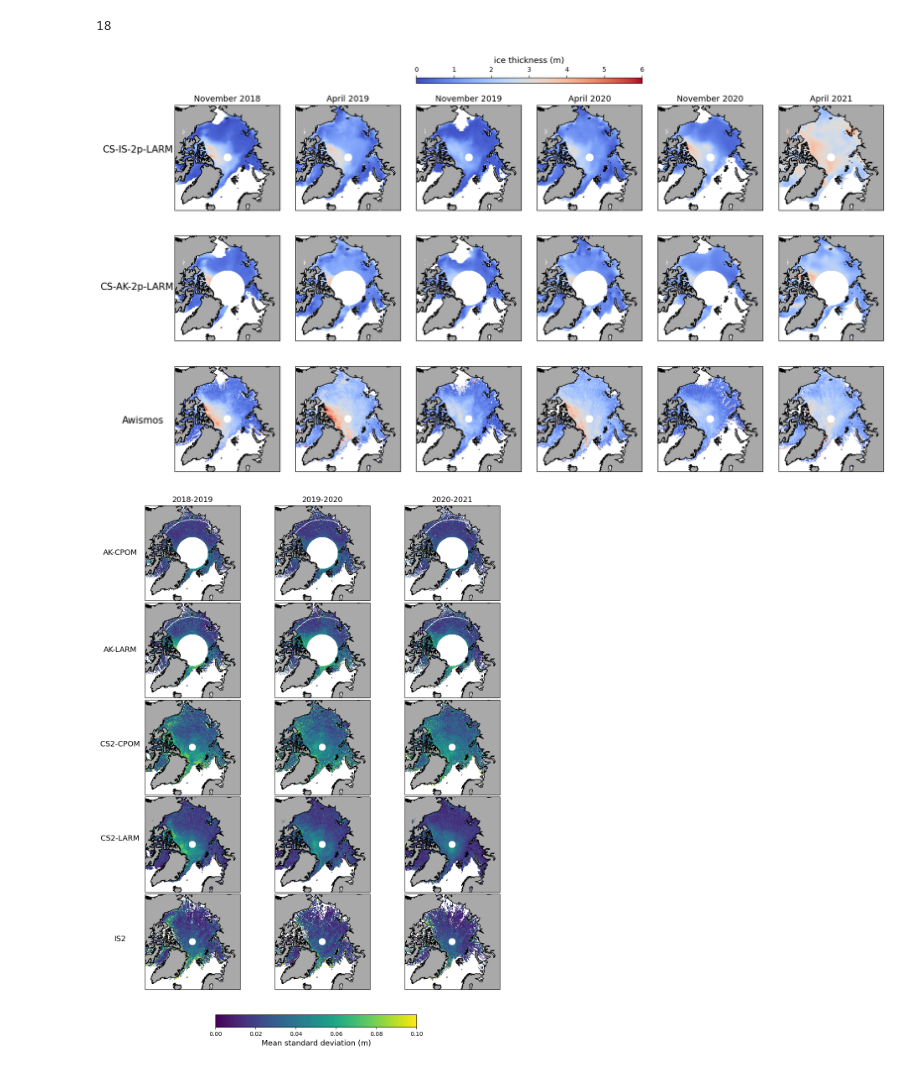
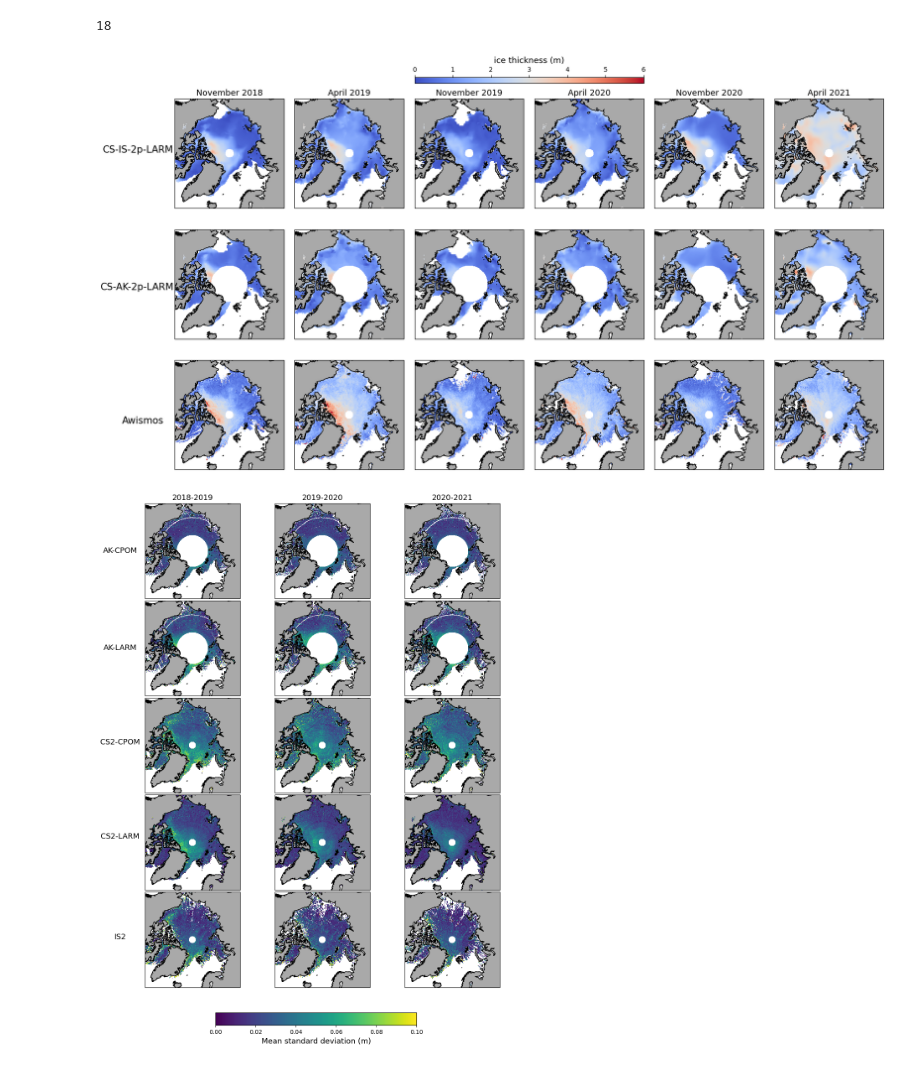
Before and after one commit to Elierb/Bayesian-trans-dimensional-inversion-from-satellite-altimeters-for-Arctic-ice-and-snow-retrievals, a Jupyter notebook: snow_ice/CS_IS_2p_LARM/figures.ipynb, the cells around one changed output. Saved outputs shown, nothing was run; the diff lists cells and outputs as text; code cells hidden in the pictures.

```diff
--- a/snow_ice/CS_IS_2p_LARM/figures.ipynb
+++ b/snow_ice/CS_IS_2p_LARM/figures.ipynb
@@ -199,7 +199,7 @@ len(awismos_map_sit)
 18
 # %%
 fig = plt.figure(figsize=(20,15))
-spec = gridspec.GridSpec(ncols=6, nrows=5, hspace=0.2, wspace=0.15, height_ratios=[0.05,1,1, 1, 1])
+spec = gridspec.GridSpec(ncols=6, nrows=5, hspace=0.1, wspace=0.1, height_ratios=[0.05,1,1, 1, 1])
 
 
 months = ["November 2018", "April 2019", "November 2019", "April 2020", "November 2020", "April 2021"]
@@ -234,34 +234,34 @@ for count in range(0, 6):
     ax.coastlines()
     #ax.set_title(month, fontsize=13)
     p_map = ax.pcolormesh(lon_g,lat_g,inverse_map_CSAK[count],cmap='coolwarm',vmin=0,vmax=6,
                           transform=ccrs.PlateCarree())
 
 for count in range(0, 6):
     ax = fig.add_subplot(spec[count + 18],projection=ccrs.NorthPolarStereo())
     ax.set_extent([-180, 180, 90, 65], ccrs.PlateCarree())
     ax.add_feature(cartopy.feature.LAND, color='darkgrey',zorder=1)
     ax.coastlines()
     #ax.set_title(month, fontsize=13)
     p_map = ax.pcolormesh(lon_g,lat_g,awismos_map[count],cmap='coolwarm',vmin=0,vmax=6,
                           transform=ccrs.PlateCarree())
 
 
 
 
 cax = fig.add_subplot(spec[2:4])
 fig.colorbar(p_map, cax =cax, orientation = "horizontal",fraction=.1)
 cax.set_title('ice thickness (m)', fontsize = 13)
 cax.xaxis.set_ticks_position('top')
 
 fig.text(0.085, 0.775, "CS-IS-2p-LARM", va='center', ha='center', fontsize=15)
 fig.text(0.084, 0.575, "CS-AK-2p-LARM", va='center', ha='center', fontsize=15)
 fig.text(0.09, 0.38, "Awismos", va='center', ha='center', fontsize=15)
 
 save_fig = 0
 if save_fig == 1:
     plt.savefig('/home/erb/masterproject/MSCI_project/snow_ice/CS_IS_2p_LARM/figures/timesseries.png', dpi = 300)
 # %% [output]
-[figure, old version]
+[figure, new version]
 # %%
 ## Figure d'erreurs
 
```
Also changed, not shown: parts of 2 cells of this notebook.
